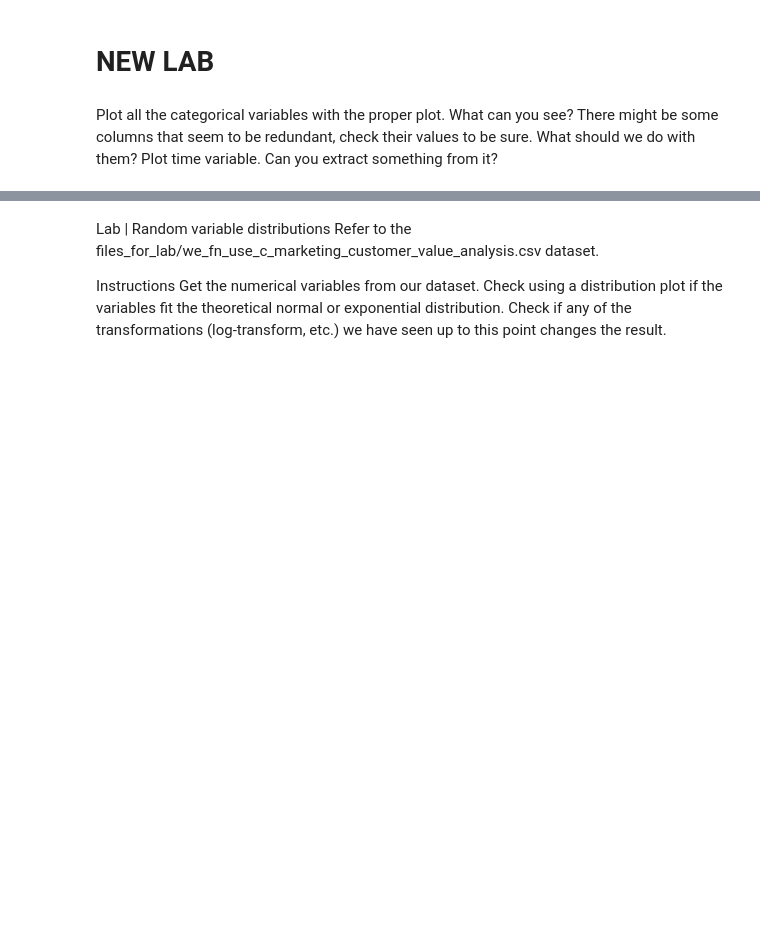
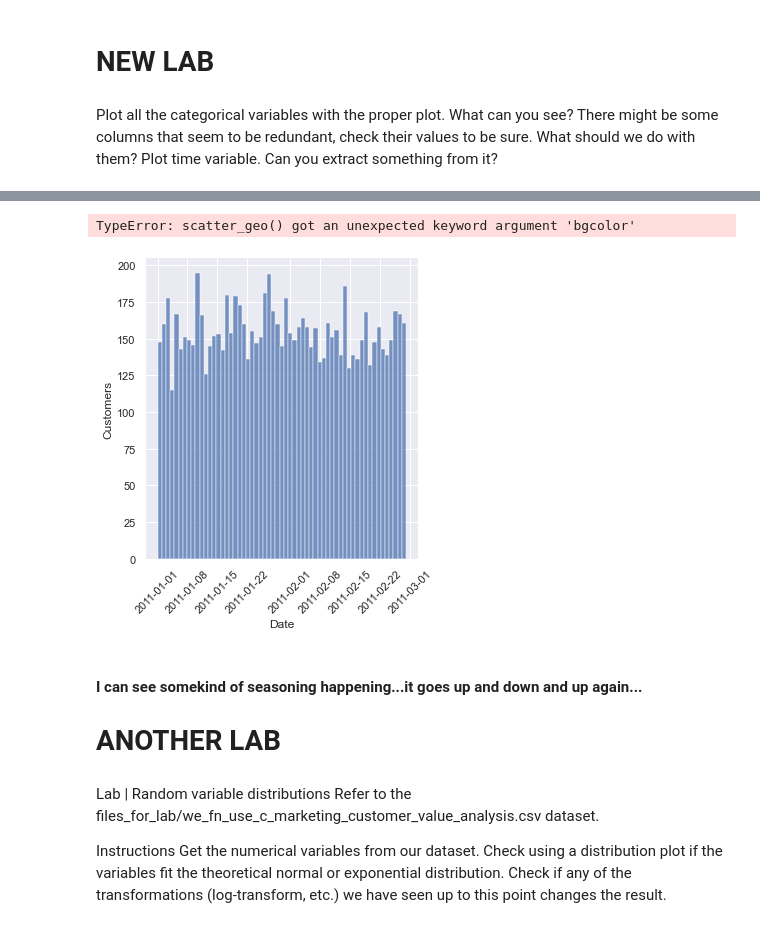
Before and after one commit to mferreiracad/lab-cleaning-numerical-data, a Jupyter notebook: main_notebook.ipynb, the cells around one changed output, grey strips where cells are left out. Saved outputs shown, nothing was run; the diff lists cells and outputs as text; code cells hidden in the pictures; blank space fills up the shorter version.

```diff
--- a/main_notebook.ipynb
+++ b/main_notebook.ipynb
@@ -528,3 +574,22 @@ ax = sns.swarmplot(categorical_df['state'],categorical_df['state'].value_counts(
+# %%
+import plotly.graph_objects as go
+US_States =['Arizona','California', 'Nevada', 'Oregon','Washington']
+px.scatter_geo(state,locations = ['AZ', 'CA','NV','OR', 'WA'], locationmode ="USA-states", color= 'state', size = 'Count', size_max=60, hover_name = US_States, projection= 'albers usa',bgcolor='tan')
+fig.update_geos(bgcolor='tan')
+fig.show()
+# %% [output]
+TypeError: scatter_geo() got an unexpected keyword argument 'bgcolor'
+# %%
+z = len(customer_df['effective_to_date'].unique())
+sns.displot(data = customer_df, x='effective_to_date', bins=z).set(xlabel='Date', ylabel = 'Customers')
+plt.xticks(rotation = 45)
+plt.show()
+# %% [output]
+[figure, added]
+# %% [markdown]
+#### I can see somekind of seasoning happening...it goes up and down and up again...
+
+# ANOTHER LAB
 # %% [markdown]
 Lab | Random variable distributions
 Refer to the files_for_lab/we_fn_use_c_marketing_customer_value_analysis.csv dataset.
```
Also changed, not shown: parts of 10 cells of this notebook.
